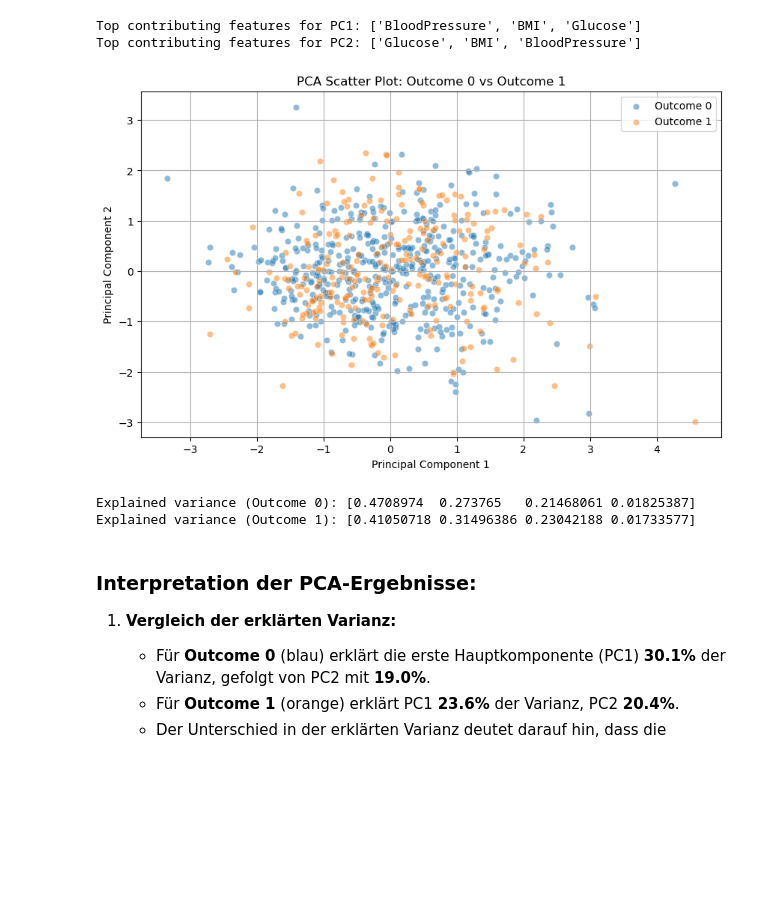
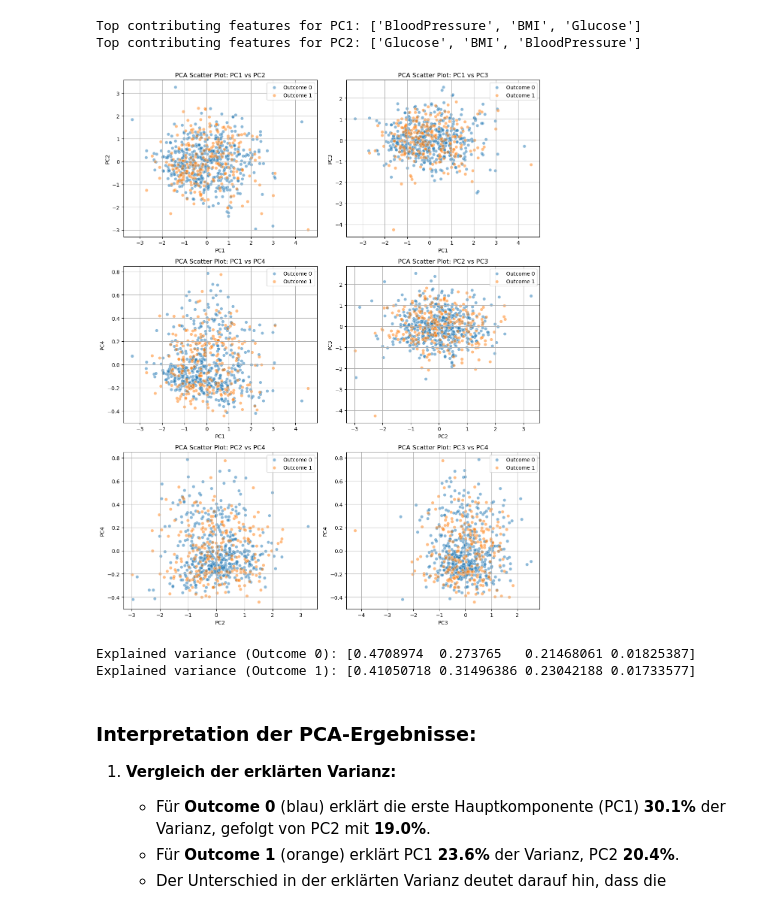
Before and after one commit to davisdsuess/Applied-Analytics, a Jupyter notebook: 02_Tuesday/session2afternoon.ipynb, the cells around one changed output. Cells and saved outputs as stored; diff of their text form; code cells hidden in the pictures; blank space fills up the shorter version.

Commit message:
plots

```diff
--- a/02_Tuesday/session2afternoon.ipynb
+++ b/02_Tuesday/session2afternoon.ipynb
@@ -166,43 +166,62 @@ print(f'Top contributing features for PC2: {top_features_pc2}')
 Top contributing features for PC1: ['BloodPressure', 'BMI', 'Glucose']
 Top contributing features for PC2: ['Glucose', 'BMI', 'BloodPressure']
 # %%
-#4 Split the dataset by "Outcome". Perform PCA for both subsets.
-# Are there clearly visible differences in the PCs? What does that mean?
 import seaborn as sns
+import itertools
+import matplotlib.pyplot as plt
+import pandas as pd
+from sklearn.decomposition import PCA
 
 # Datensatz nach 'Outcome' aufteilen
 outcome_0 = df1_scaled[df_self['Outcome'] == 0]
 outcome_1 = df1_scaled[df_self['Outcome'] == 1]
 
 # PCA für beide Teilmengen durchführen
 pca_0 = PCA(n_components=4)
 pca_1 = PCA(n_components=4)
 principal_components_0 = pca_0.fit_transform(outcome_0)
 principal_components_1 = pca_1.fit_transform(outcome_1)
 
 # Umwandlung in DataFrame
 df_pca_0 = pd.DataFrame(principal_components_0, columns=[f'PC{i+1}' for i in range(principal_components_0.shape[1])])
 df_pca_1 = pd.DataFrame(principal_components_1, columns=[f'PC{i+1}' for i in range(principal_components_1.shape[1])])
 
-# PCA-Ergebnisse visualisieren
-plt.figure(figsize=(10, 6))
-sns.scatterplot(x=df_pca_0['PC1'], y=df_pca_0['PC2'], label='Outcome 0', alpha=0.5)
-sns.scatterplot(x=df_pca_1['PC1'], y=df_pca_1['PC2'], label='Outcome 1', alpha=0.5)
-plt.xlabel('Principal Component 1')
-plt.ylabel('Principal Component 2')
-plt.title('PCA Scatter Plot: Outcome 0 vs Outcome 1')
-plt.legend()
-plt.grid(True)
+# Alle möglichen Kombinationen von PCs für Scatterplots
+pc_combinations = list(itertools.combinations([f'PC{i+1}' for i in range(4)], 2))
+
+# Anzahl der Kombinationen
+num_plots = len(pc_combinations)
+cols = 2  # Anzahl der Spalten für die nebeneinander liegenden Plots
+rows = (num_plots + cols - 1) // cols  # Berechnung der benötigten Zeilen
+
+fig, axes = plt.subplots(rows, cols, figsize=(12, 5 * rows))
+axes = axes.flatten()
+
+# Erstellen separater Scatterplots für jede Kombination
+for i, (pc_x, pc_y) in enumerate(pc_combinations):
+    sns.scatterplot(ax=axes[i], x=df_pca_0[pc_x], y=df_pca_0[pc_y], label='Outcome 0', alpha=0.5)
+    sns.scatterplot(ax=axes[i], x=df_pca_1[pc_x], y=df_pca_1[pc_y], label='Outcome 1', alpha=0.5)
+    axes[i].set_xlabel(pc_x)
+    axes[i].set_ylabel(pc_y)
+    axes[i].set_title(f'PCA Scatter Plot: {pc_x} vs {pc_y}')
+    axes[i].legend()
+    axes[i].grid(True)
+
+# Falls es leere Plots gibt, diese ausblenden
+for j in range(i + 1, len(axes)):
+    fig.delaxes(axes[j])
+
+plt.tight_layout()
 plt.show()
 
 # Vergleich der erklärten Varianz
 explained_variance_0 = pca_0.explained_variance_ratio_
 explained_variance_1 = pca_1.explained_variance_ratio_
 
 print("Explained variance (Outcome 0):", explained_variance_0[:5])
 print("Explained variance (Outcome 1):", explained_variance_1[:5])
 # %% [output]
-[figure, old version]
+[figure, new version]
 Explained variance (Outcome 0): [0.4708974  0.273765   0.21468061 0.01825387]
 Explained variance (Outcome 1): [0.41050718 0.31496386 0.23042188 0.01733577]
 # %% [markdown]
```
